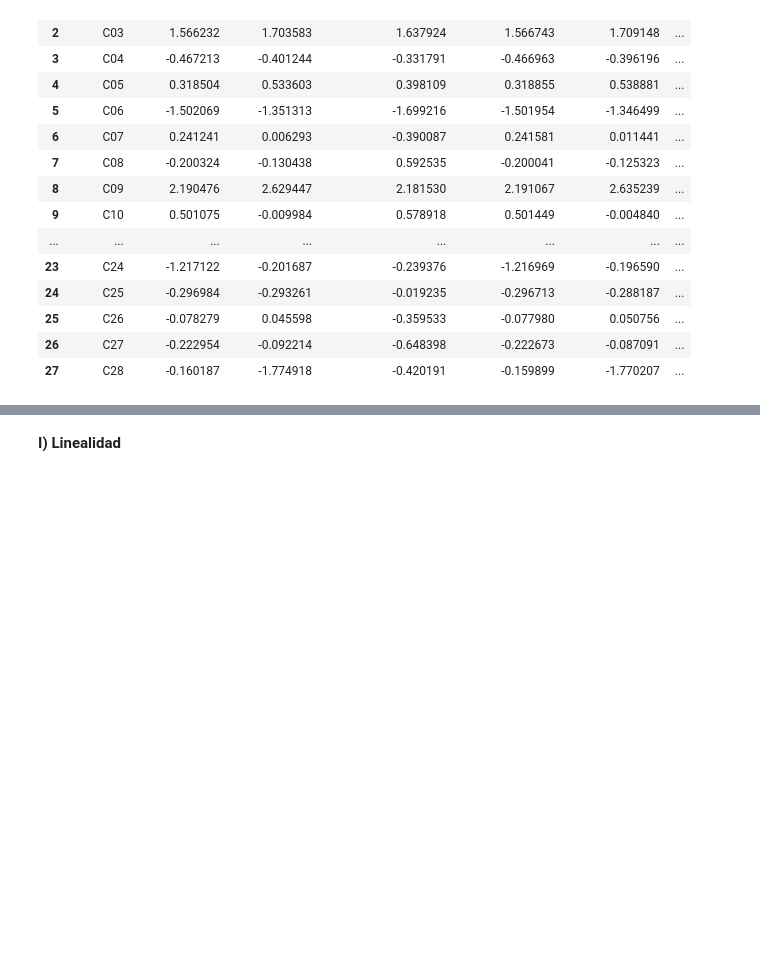
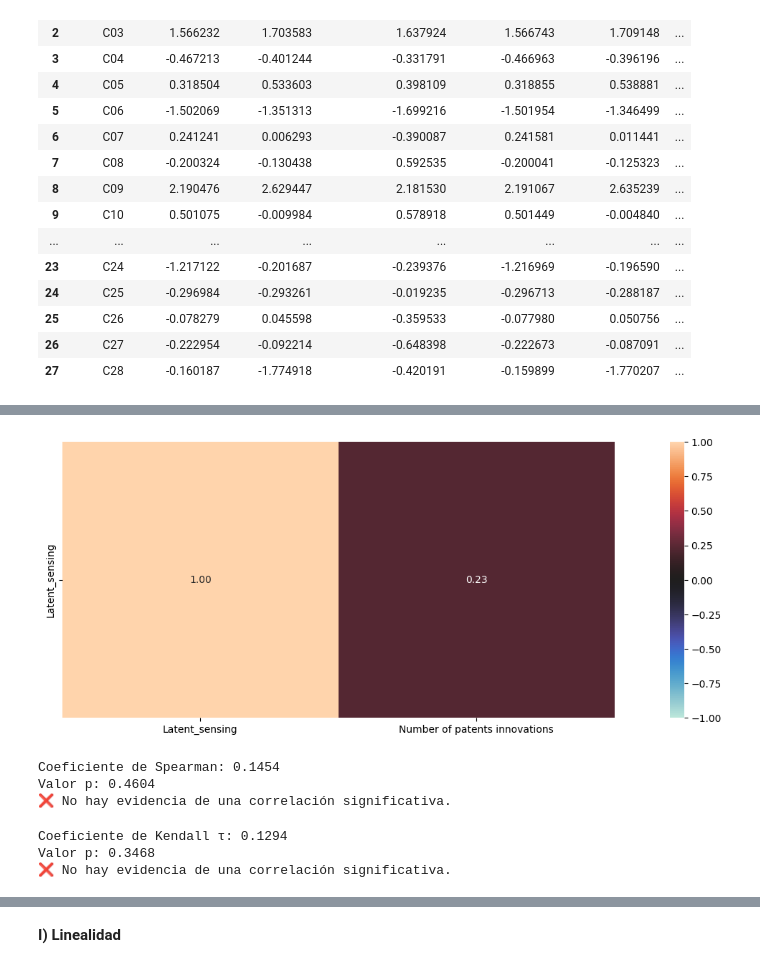
Before and after one commit to AlejaGuz/orange, a Jupyter notebook: Notebook_AFO_LFM_v4.ipynb, the cells around one changed output, grey strips where cells are left out. Saved outputs shown, nothing was run; the diff lists cells and outputs as text; code cells hidden in the pictures; blank space fills up the shorter version.

```diff
--- a/Notebook_AFO_LFM_v4.ipynb
+++ b/Notebook_AFO_LFM_v4.ipynb
@@ -1650,21 +1653,23 @@ KeyError: 'Indice_Sensing'
 df_promedio_empresa_corr=df_analysis_multivariate_final.copy()
 
 # Cammbio de nombre de Indice_Sensing
-df_promedio_empresa_corr.rename(columns={'Indice_Sensing': 'Latent variable (Sensing)'}, inplace=True)
+df_promedio_empresa_corr.rename(columns={'Indice_Sensing': 'Latent_sensing'}, inplace=True)
 
 # Elegir las columnas que se desean analizar
-df_promedio_empresa_corr = df_promedio_empresa_corr[["Latent variable (Sensing)","Number of patents innovations"]]
+df_promedio_empresa_corr = df_promedio_empresa_corr[["Latent_sensing","Number of patents innovations"]]
 
 categorical_features=identify_nominal_columns(df_promedio_empresa_corr)
 continuous_features=identify_numeric_columns(df_promedio_empresa_corr)
 # %%
 from dython.nominal import associations
-target_correlation= associations(df_promedio_empresa_corr, display_rows=["Latent variable (Sensing)"], filename= 'target_correlation.png', figsize=(20,5))
+target_correlation= associations(df_promedio_empresa_corr, display_rows=["Latent_sensing"], filename= 'target_correlation.png', figsize=(20,5))
+# %% [output]
+[figure, added]
 # %%
 from scipy.stats import spearmanr
 
 # Supongamos que tienes dos variables en un DataFrame
-x = df_analysis_multivariate_final['Indice_Sensing']
+x = df_analysis_multivariate_final['Latent_sensing']
 y = df_analysis_multivariate_final['R&D expenditure']
 
 # Calcular la correlación de Spearman
@@ -1678,11 +1683,15 @@ if p_value < 0.05:
     print("✔️ La correlación es estadísticamente significativa.")
 else:
     print("❌ No hay evidencia de una correlación significativa.")
+# %% [output]
+Coeficiente de Spearman: 0.1454
+Valor p: 0.4604
+❌ No hay evidencia de una correlación significativa.
 # %%
 from scipy.stats import kendalltau
 
 # Supón que tienes tus dos variables en un DataFrame
-x = df_analysis_multivariate_final['Indice_Sensing']
+x = df_analysis_multivariate_final['Latent_sensing']
 y = df_analysis_multivariate_final['R&D expenditure']
 
 # Calcular la correlación de Kendall
@@ -1696,4 +1705,8 @@ if p_value < 0.05:
     print("✔️ La correlación es estadísticamente significativa.")
 else:
     print("❌ No hay evidencia de una correlación significativa.")
+# %% [output]
+Coeficiente de Kendall τ: 0.1294
+Valor p: 0.3468
+❌ No hay evidencia de una correlación significativa.
 # %%
```
Also changed, not shown: parts of 132 cells of this notebook, 3 other files.
